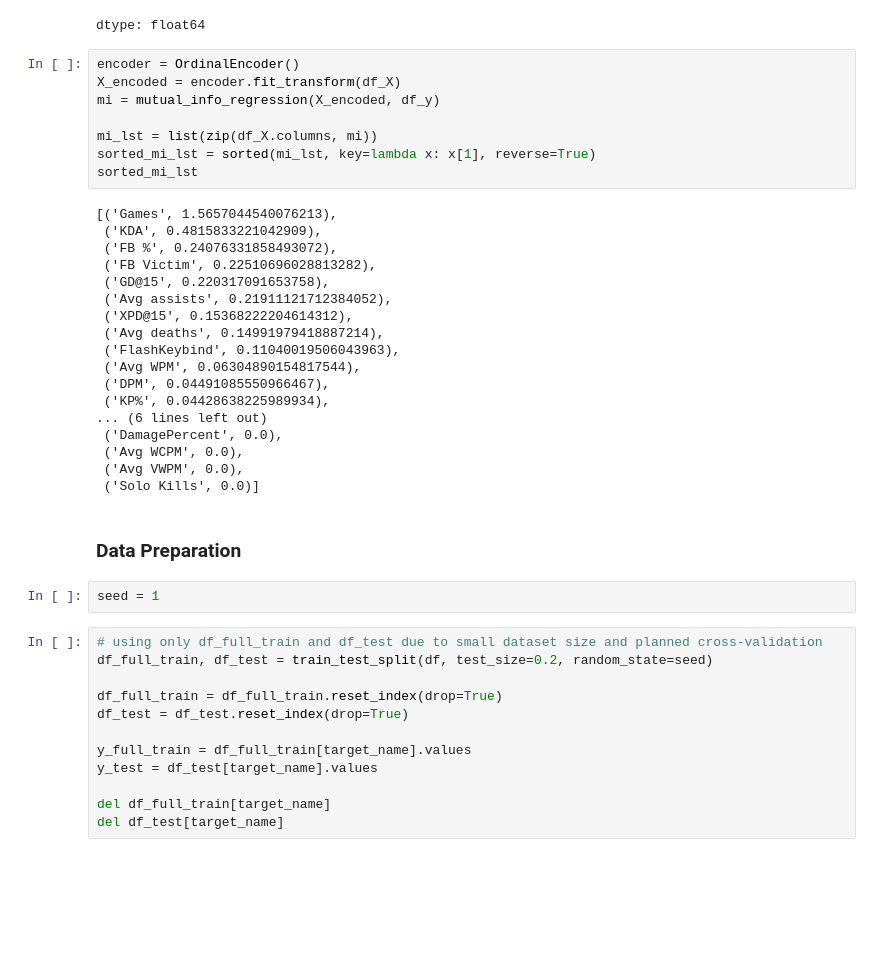
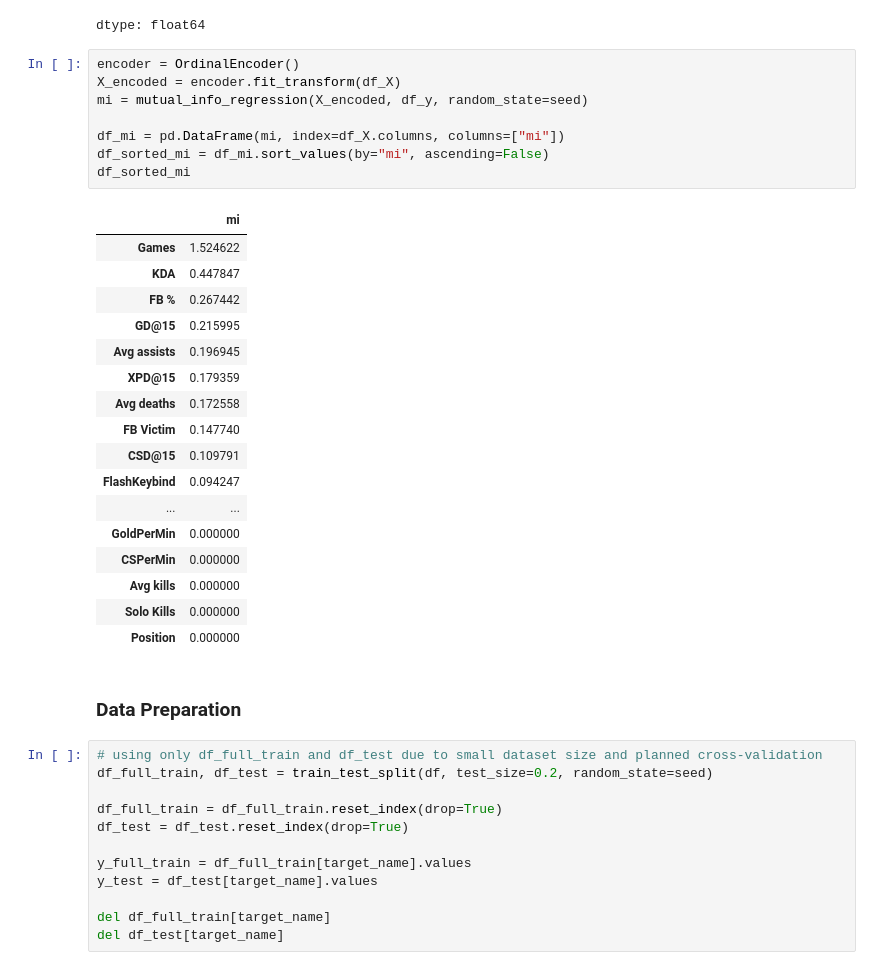
Before and after one commit to spencer18001/ml_zoomcamp_project_2024_midterm, a Jupyter notebook: Notebook/notebook.ipynb, the cells around one changed output. Cells and saved outputs as stored; diff of their text form; blank space fills up the shorter version.

```diff
--- a/Notebook/notebook.ipynb
+++ b/Notebook/notebook.ipynb
@@ -228,33 +230,31 @@ dtype: float64
 # %%
 encoder = OrdinalEncoder()
 X_encoded = encoder.fit_transform(df_X)
-mi = mutual_info_regression(X_encoded, df_y)
+mi = mutual_info_regression(X_encoded, df_y, random_state=seed)
 
-mi_lst = list(zip(df_X.columns, mi))
-sorted_mi_lst = sorted(mi_lst, key=lambda x: x[1], reverse=True)
-sorted_mi_lst
+df_mi = pd.DataFrame(mi, index=df_X.columns, columns=["mi"])
+df_sorted_mi = df_mi.sort_values(by="mi", ascending=False)
+df_sorted_mi
 # %% [output]
-[('Games', 1.5657044540076213),
- ('KDA', 0.4815833221042909),
- ('FB %', 0.24076331858493072),
- ('FB Victim', 0.22510696028813282),
- ('GD@15', 0.220317091653758),
- ('Avg assists', 0.21911121712384052),
- ('XPD@15', 0.15368222204614312),
- ('Avg deaths', 0.14991979418887214),
- ('FlashKeybind', 0.11040019506043963),
- ('Avg WPM', 0.06304890154817544),
- ('DPM', 0.04491085550966467),
- ('KP%', 0.04428638225989934),
-... (6 lines left out)
- ('DamagePercent', 0.0),
- ('Avg WCPM', 0.0),
- ('Avg VWPM', 0.0),
- ('Solo Kills', 0.0)]
+|  | mi |
+| Games | 1.524622 |
+| KDA | 0.447847 |
+| FB % | 0.267442 |
+| GD@15 | 0.215995 |
+| Avg assists | 0.196945 |
+| XPD@15 | 0.179359 |
+| Avg deaths | 0.172558 |
+| FB Victim | 0.147740 |
+| CSD@15 | 0.109791 |
+| FlashKeybind | 0.094247 |
+| ... | ... |
+| GoldPerMin | 0.000000 |
+| CSPerMin | 0.000000 |
+| Avg kills | 0.000000 |
+| Solo Kills | 0.000000 |
+| Position | 0.000000 |
 # %% [markdown]
 ### Data Preparation
-# %%
-seed = 1
 # %%
 # using only df_full_train and df_test due to small dataset size and planned cross-validation
 df_full_train, df_test = train_test_split(df, test_size=0.2, random_state=seed)
```
Also changed, not shown: parts of 15 cells of this notebook.
